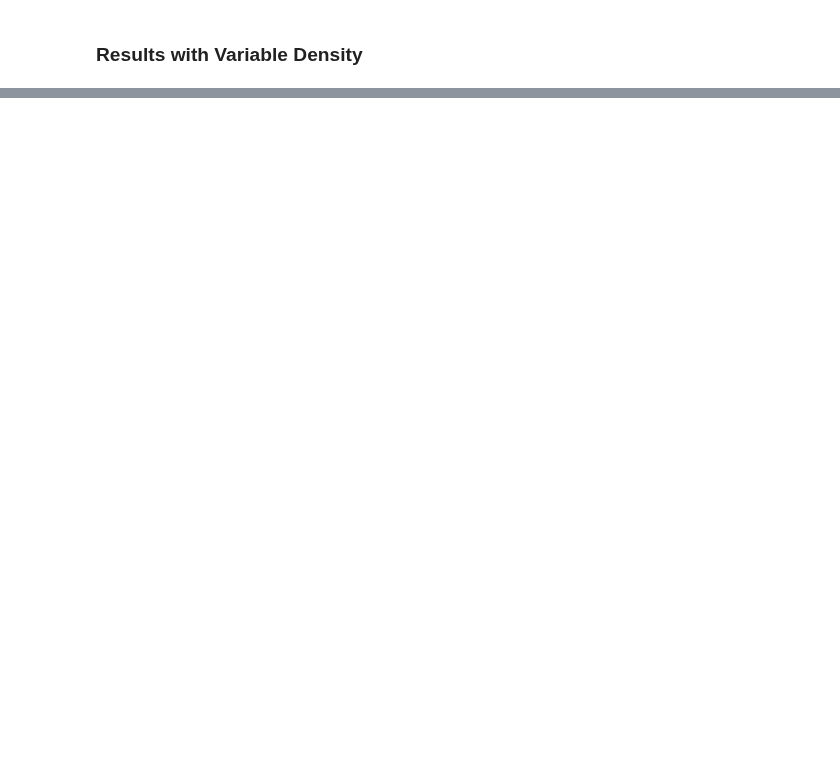
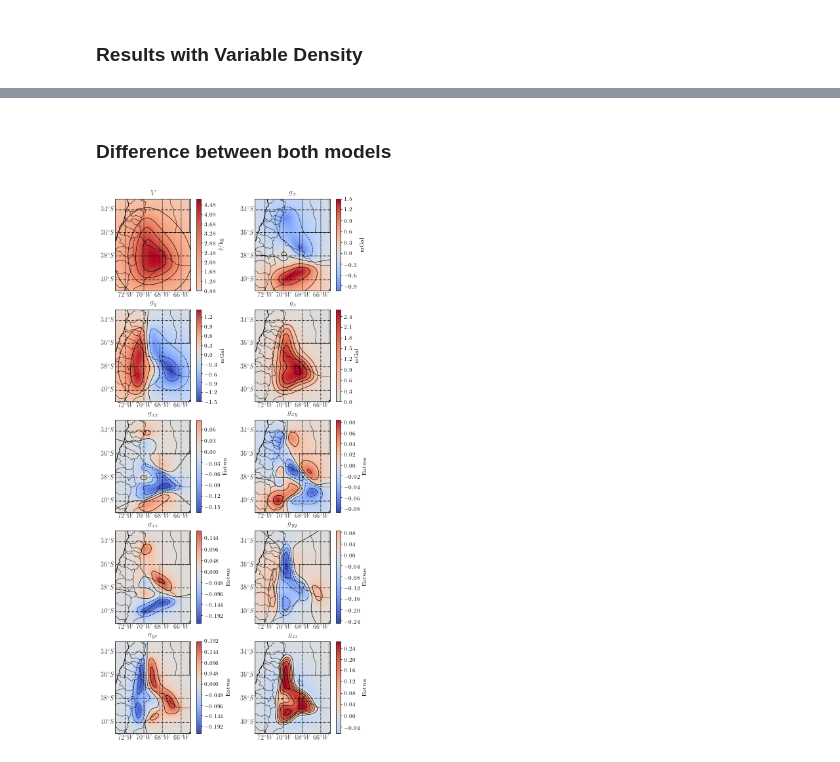
Before and after one commit to pinga-lab/tesseroid-variable-density, a Jupyter notebook: code/08-neuquen-basin.ipynb, the cells around one changed output, grey strips where cells are left out. Drawn from its saved outputs; the diff is of its cells as text; code cells hidden in the pictures; blank space fills up the shorter version.

```diff
--- a/code/08-neuquen-basin.ipynb
+++ b/code/08-neuquen-basin.ipynb
@@ -330,0 +331,41 @@ plt.show()
+# %% [markdown]
+### Difference between both models
+# %%
+fig, axes = plt.subplots(5, 2, figsize=(7, 15))
+axes = axes.ravel()
+
+for var, homo, title, label, ax in zip(variable, homogeneous,
+                                       titles, labels, axes):
+
+    bm = Basemap(projection='merc',
+                 llcrnrlon=area[2],
+                 llcrnrlat=area[0],
+                 urcrnrlon=area[3],
+                 urcrnrlat=area[1],
+                 resolution='l', ax=ax)
+
+    x, y = bm(lon, lat)
+
+    diff = homo - var
+    vmax = np.abs(diff).max()
+
+    cb = bm.contourf(x.reshape(shape), y.reshape(shape),
+                     diff.reshape(shape), 50,
+                     vmin=-vmax, vmax=vmax,
+                     cmap='coolwarm')
+    bm.contour(x.reshape(shape), y.reshape(shape),
+               diff.reshape(shape), 5, colors='k',
+               linewidths=0.7)
+    bm.drawcountries()
+    bm.drawstates()
+    bm.drawcoastlines()
+    bm.drawmeridians(np.arange(-80, -50, 2),
+                     labels=[False, False, False, True])
+    bm.drawparallels(np.arange(-50, -30, 2),
+                     labels=[True, False, False, False])
+    plt.colorbar(cb, ax=ax, label=label)
+    ax.set_title(title)
+
+plt.show()
+# %% [output]
+[figure, added]
```
Also changed, not shown: parts of 5 cells of this notebook, 20 other files.
